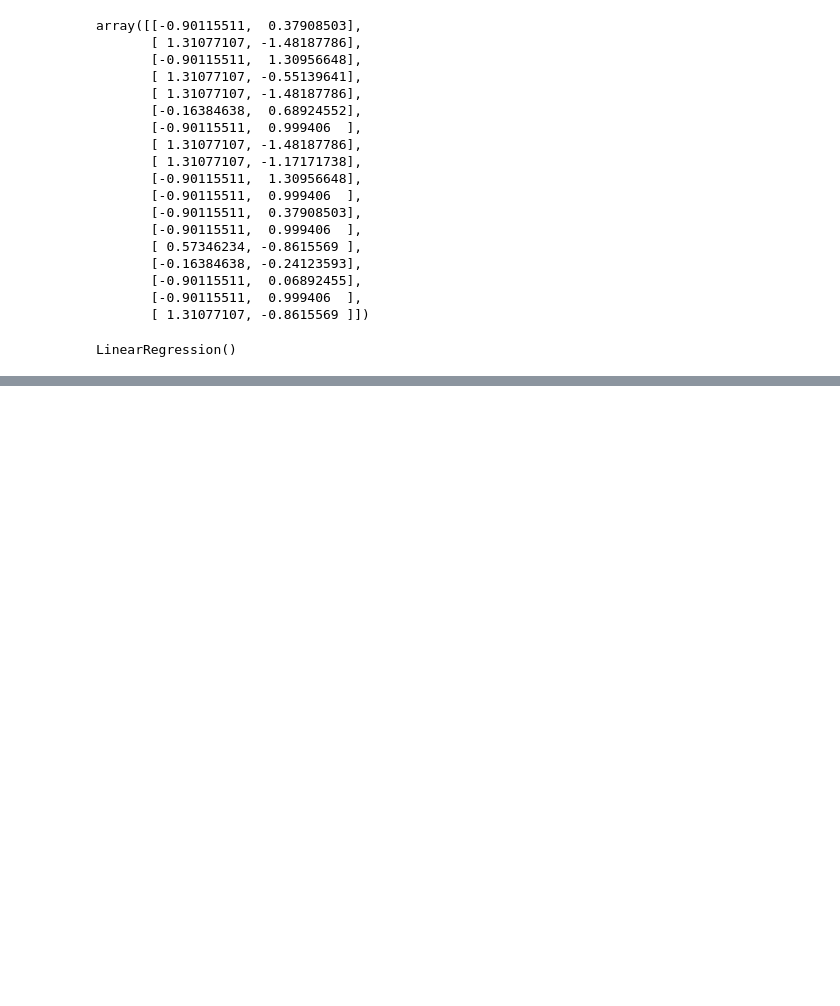
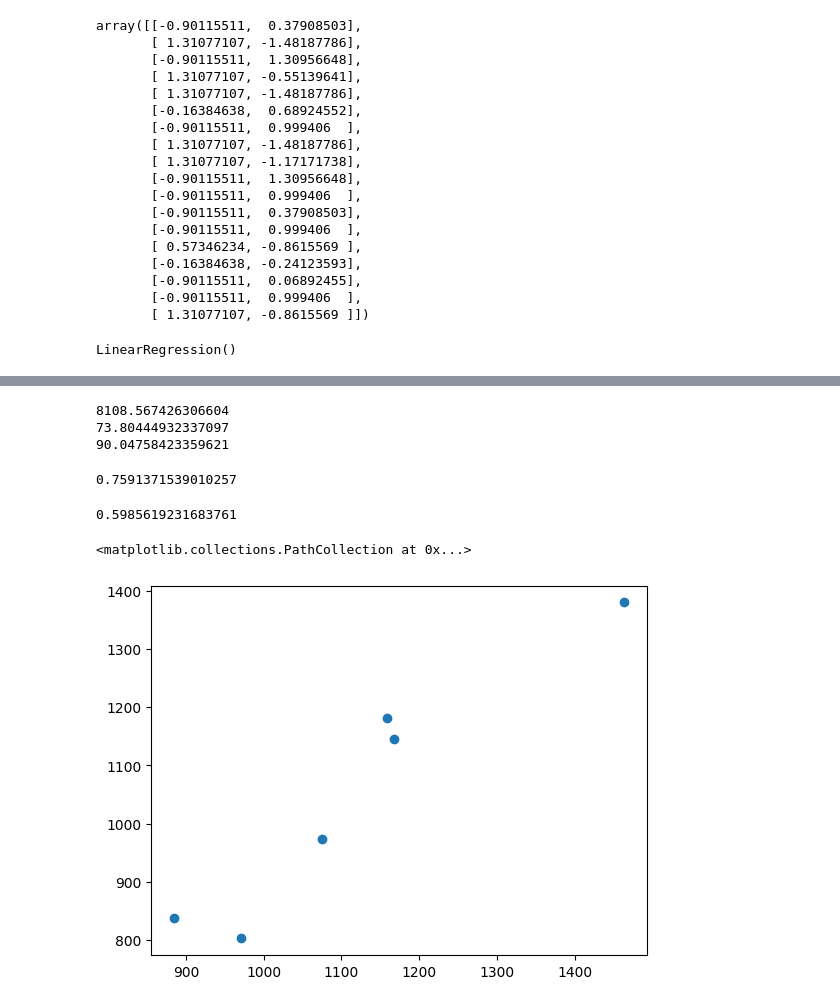
Before and after one commit to bensbasil/ML-Course, a Jupyter notebook: MachineLearningConcepts/MultipleLinearRegression.ipynb, the cells around one changed output, grey strips where cells are left out. Cells and saved outputs as stored; diff of their text form; code cells hidden in the pictures; blank space fills up the shorter version.

```diff
--- a/MachineLearningConcepts/MultipleLinearRegression.ipynb
+++ b/MachineLearningConcepts/MultipleLinearRegression.ipynb
@@ -158,0 +159,2 @@ validation_score=cross_val_score(regression,X_train,y_train)
+# %%
+y_pred=regression.predict(X_test)
@@ -158,0 +169,11 @@ validation_score=cross_val_score(regression,X_train,y_train)
+# %%
+mse=mean_squared_error(y_test,y_pred)
+mae=mean_absolute_error(y_test,y_pred)
+rmse=np.sqrt(mse)
+print(mse)
+print(mae)
+print(rmse)
+# %% [output]
+8108.567426306604
+73.80444932337097
+90.04758423359621
@@ -158,0 +182,14 @@ validation_score=cross_val_score(regression,X_train,y_train)
+# %%
+score=r2_score(y_test,y_pred)
+print(score)
+# %% [output]
+0.7591371539010257
+# %%
+1-(1-score)*(len(y_test)-1)/(len(y_test)-X_test.shape[1]-1)
+# %% [output]
+0.5985619231683761
+# %%
+plt.scatter(y_test,y_pred)
+# %% [output]
+<matplotlib.collections.PathCollection at 0x...>
+[figure, added]
```
Also changed, not shown: parts of 14 cells of this notebook.
